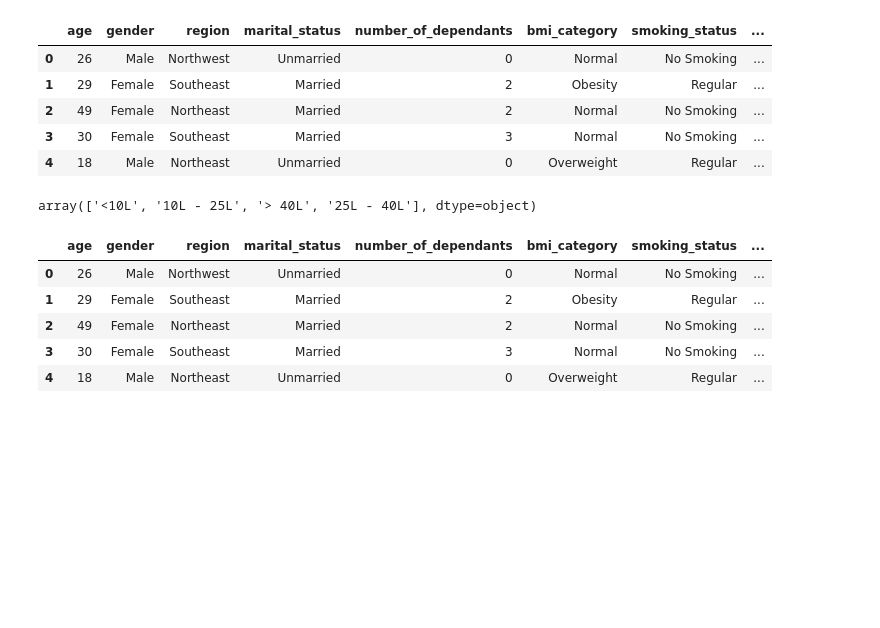
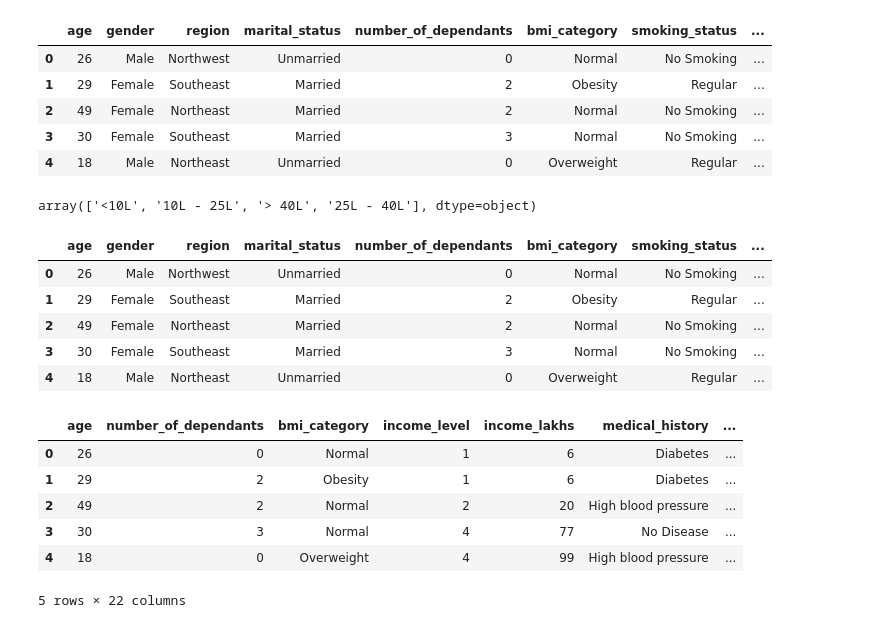
Before and after one commit to Hanishka-Kela/Healthcare-Premium-Prediction--Regression-, a Jupyter notebook: Data_resources/ml_prediction.ipynb, the cells around one changed output. Cells and saved outputs as stored; diff of their text form; code cells hidden in the pictures; blank space fills up the shorter version.

Commit message:
One hot Encoding for the nominal categories

```diff
--- a/Data_resources/ml_prediction.ipynb
+++ b/Data_resources/ml_prediction.ipynb
@@ -380,3 +380,23 @@ df2.head()
 | 2 | 49 | Female | Northeast | Married | 2 | Normal | No Smoking | ... |
 | 3 | 30 | Female | Southeast | Married | 3 | Normal | No Smoking | ... |
 | 4 | 18 | Male | Northeast | Unmarried | 0 | Overweight | Regular | ... |
+# %%
+nominal_cols = [
+    'gender',
+    'region',
+    'marital_status',
+    'smoking_status',
+    'employment_status',
+    'insurance_plan'
+]
+
+df3 = pd.get_dummies(df2,columns=nominal_cols,drop_first=True,dtype=int)
+df3.head()
+# %% [output]
+|  | age | number_of_dependants | bmi_category | income_level | income_lakhs | medical_history | ... |
+| 0 | 26 | 0 | Normal | 1 | 6 | Diabetes | ... |
+| 1 | 29 | 2 | Obesity | 1 | 6 | Diabetes | ... |
+| 2 | 49 | 2 | Normal | 2 | 20 | High blood pressure | ... |
+| 3 | 30 | 3 | Normal | 4 | 77 | No Disease | ... |
+| 4 | 18 | 0 | Overweight | 4 | 99 | High blood pressure | ... |
+5 rows × 22 columns
```
Also changed, not shown: parts of 1 cell of this notebook.
